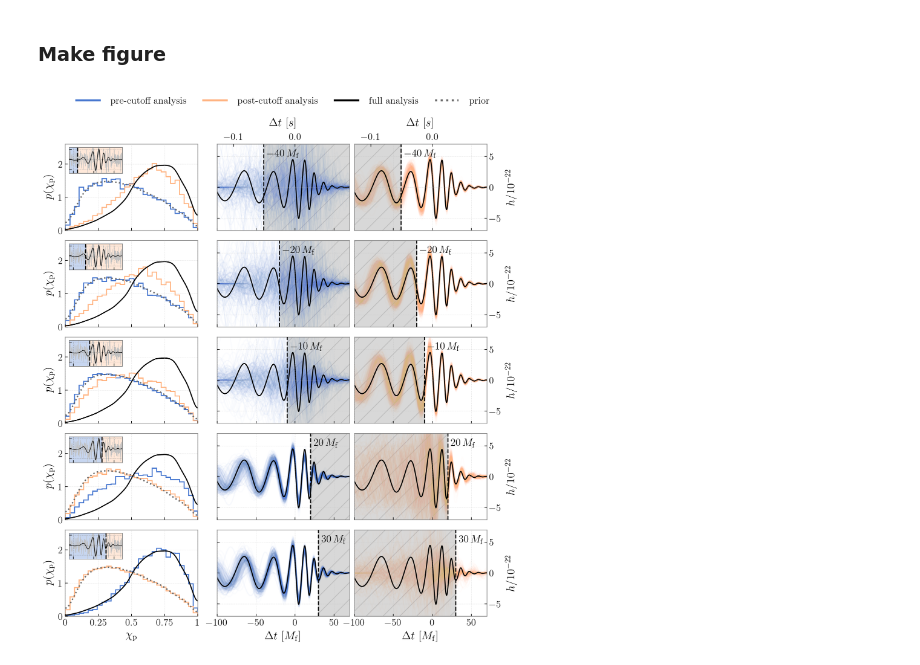
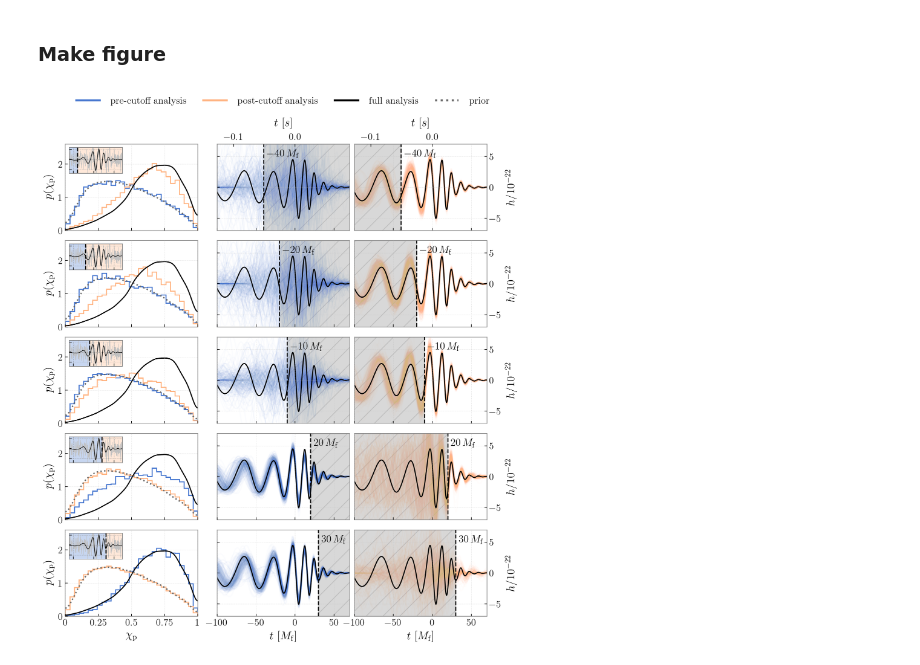
Before and after one commit to simonajmiller/gw190521-timedomain-release, a Jupyter notebook: figures/figure_01.ipynb, the cells around one changed output. Cells and saved outputs as stored; diff of their text form; code cells hidden in the pictures.

```diff
--- a/figures/figure_01.ipynb
+++ b/figures/figure_01.ipynb
@@ -163,7 +163,7 @@ for j,tc in enumerate(tc_floats):
         if j==0:
             top_ax = axes[j][k].twiny()
             top_ax.plot(L1_times_M*dt_1M, L1_LVC_strain/(1e-22), color='k', alpha=0, zorder=3)
-            top_ax.set_xlabel(r'$\Delta t~[s] $', fontsize=16, labelpad=10)
+            top_ax.set_xlabel(r'$t~[s] $', fontsize=16, labelpad=10)
             top_ax.set_xlim(x_lims[0]*dt_1M, x_lims[1]*dt_1M)
             top_ax.grid(visible=False)
             axes[j][k].patch.set_visible(False)
@@ -177,7 +177,7 @@ for j,tc in enumerate(tc_floats):
         if j!=n_to_plot-1:
             axes[j][k].set_xticklabels([])
         else:
-            axes[j][k].set_xlabel(r'$\Delta t~[M_\mathrm{f}]$', fontsize=16)
+            axes[j][k].set_xlabel(r'$t~[M_\mathrm{f}]$', fontsize=16)
 
         # Plot reconstructions before/after the cutoff
         n_reconstruction_to_plot = 300
@@ -270,31 +270,31 @@ for j,tc in enumerate(tc_floats):
     axin.axvspan(tc, x_lims[-1], color=cp2[1], alpha=0.3, zorder=0)
     axin.axvspan(x_lims[0], tc, color=cp[0], alpha=0.3, zorder=0)
     axin.set_xlim(-60, 70)
     axin.set_ylim(-3.5, 3)
     axin.set_xticklabels([])
     axin.set_yticklabels([])
 
 for ax in axes:
     for a in ax:
         x0, y0, x1, y1 = a.get_position().bounds
         a.set_position([x0, y0, x1, y1+0.05/n_to_plot])
 
 # Legend
 handles = [
     Line2D([], [], color=cp[0], label='pre-cutoff analysis'),
     Line2D([], [], color=cp2[1], label='post-cutoff analysis'),
     Line2D([], [], color='k', label='full analysis'),
     Line2D([], [], **prior_kws, label='prior')
 ]
 leg = axes[0][2].legend(
     handles=handles,
     bbox_to_anchor=(-2.15, 1.4, 3.2, .102), loc='lower left', ncols=4,
     mode="expand", borderaxespad=0., frameon=False, fontsize=14, handlelength=3
 )
 for i, h in enumerate(handles):
     leg.get_lines()[i].set_linewidth(3)
 
 plt.savefig('figure_01.pdf', bbox_inches='tight')
 plt.show()
 # %% [output]
-[figure, old version]
+[figure, new version]
```
Also changed, not shown: 19 other files.
